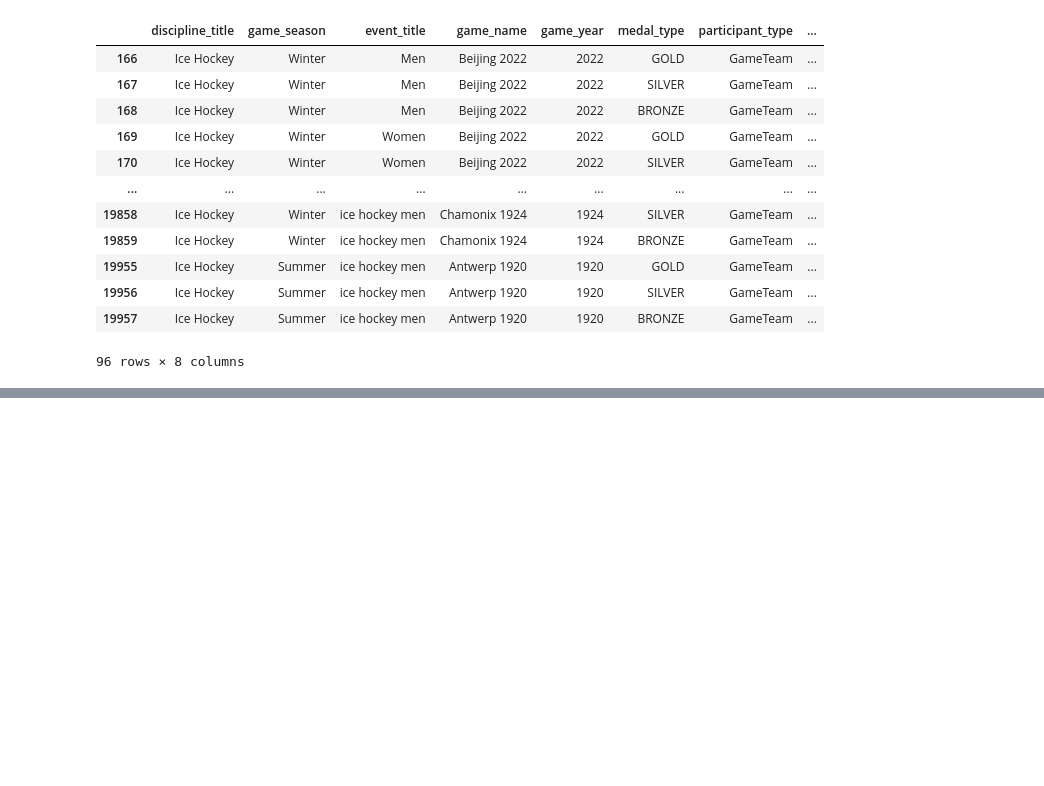
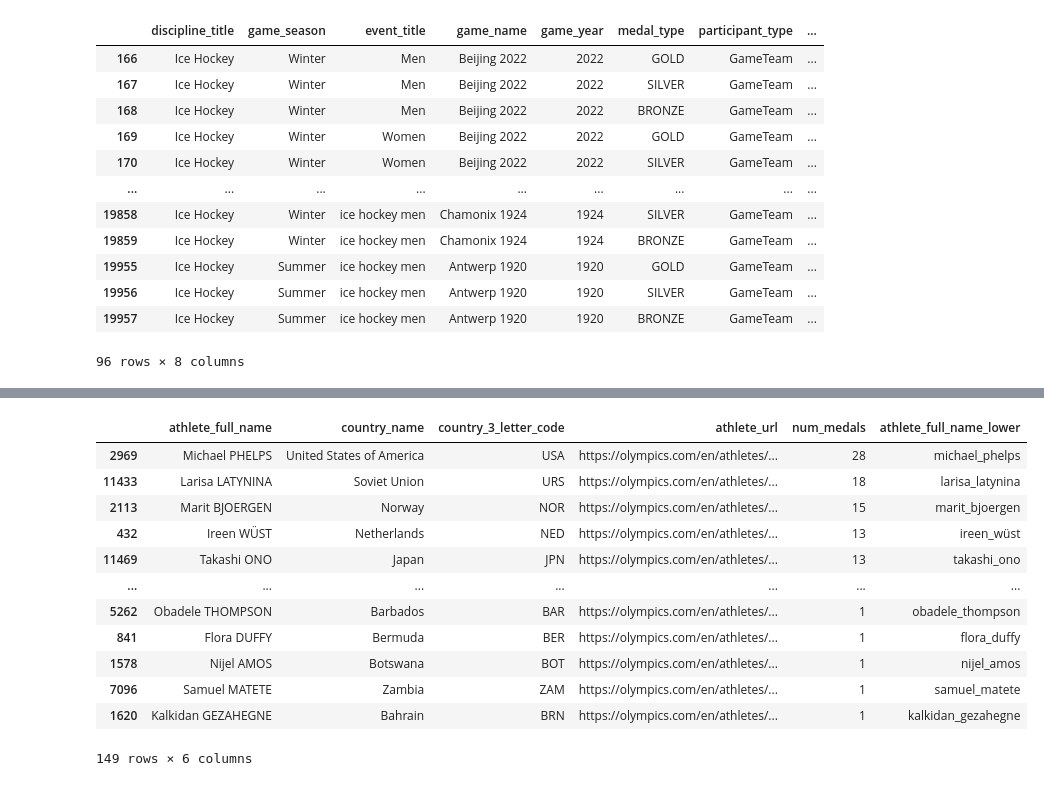
Before and after one commit to com-480-data-visualization/team_slo, a Jupyter notebook: src/processing/data_preprocessing.ipynb, the cells around one changed output, grey strips where cells are left out. Cells and saved outputs as stored; diff of their text form; code cells hidden in the pictures; blank space fills up the shorter version.

```diff
--- a/src/processing/data_preprocessing_Fabio.ipynb
+++ b/src/processing/data_preprocessing.ipynb
@@ -474,0 +536,9 @@ df_medalist.to_csv(os.path.join(DATA_PATH, 'olympic_results_join.csv'), index=Fa
+# %%
+df_athletes_country = df_athletes.merge(df_medals[['athlete_full_name', 'country_name','country_3_letter_code']], on='athlete_full_name')
+df_athletes_country = df_athletes_country[['athlete_full_name', 'athlete_medals', 'country_name','country_3_letter_code', 'athlete_url']].drop_duplicates()
+df_athletes_country['athlete_medals'] = df_athletes_country['athlete_medals'].fillna('0')
+df_athletes_country['num_medals'] = df_athletes_country['athlete_medals'].apply(lambda x: sum([int(num) for num in re.findall(r'\d+', x)]))
+df_athletes_country['num_medals'] = df_athletes_country['num_medals'].astype(int)
+df_athletes_country['athlete_full_name_lower'] = df_athletes_country['athlete_full_name'].str.lower().apply(lambda x: x.replace(' ', '_'))
+# drop column athlete_medals
+df_athletes_country = df_athletes_country.drop(columns=['athlete_medals'])
@@ -474,0 +561,22 @@ df_medalist.to_csv(os.path.join(DATA_PATH, 'olympic_results_join.csv'), index=Fa
+# %%
+# For each country get the top athlete with the most medals
+top_athlete_country = df_athletes_country.groupby('country_name')['num_medals'].idxmax()
+top_athlete_country = df_athletes_country.loc[top_athlete_country]
+top_athlete_country = top_athlete_country.sort_values(by='num_medals', ascending=False)
+# save the result
+top_athlete_country.to_csv('../../data/olympic_top_athlete_per_country.csv', index=True)
+top_athlete_country
+# %% [output]
+|  | athlete_full_name | country_name | country_3_letter_code | athlete_url | num_medals | athlete_full_name_lower |
+| 2969 | Michael PHELPS | United States of America | USA | https://olympics.com/en/athletes/... | 28 | michael_phelps |
+| 11433 | Larisa LATYNINA | Soviet Union | URS | https://olympics.com/en/athletes/... | 18 | larisa_latynina |
+| 2113 | Marit BJOERGEN | Norway | NOR | https://olympics.com/en/athletes/... | 15 | marit_bjoergen |
+| 432 | Ireen WÜST | Netherlands | NED | https://olympics.com/en/athletes/... | 13 | ireen_wüst |
+| 11469 | Takashi ONO | Japan | JPN | https://olympics.com/en/athletes/... | 13 | takashi_ono |
+| ... | ... | ... | ... | ... | ... | ... |
+| 5262 | Obadele THOMPSON | Barbados | BAR | https://olympics.com/en/athletes/... | 1 | obadele_thompson |
+| 841 | Flora DUFFY | Bermuda | BER | https://olympics.com/en/athletes/... | 1 | flora_duffy |
+| 1578 | Nijel AMOS | Botswana | BOT | https://olympics.com/en/athletes/... | 1 | nijel_amos |
+| 7096 | Samuel MATETE | Zambia | ZAM | https://olympics.com/en/athletes/... | 1 | samuel_matete |
+| 1620 | Kalkidan GEZAHEGNE | Bahrain | BRN | https://olympics.com/en/athletes/... | 1 | kalkidan_gezahegne |
+149 rows × 6 columns
```
Also changed, not shown: parts of 31 cells of this notebook, 2 other files.
